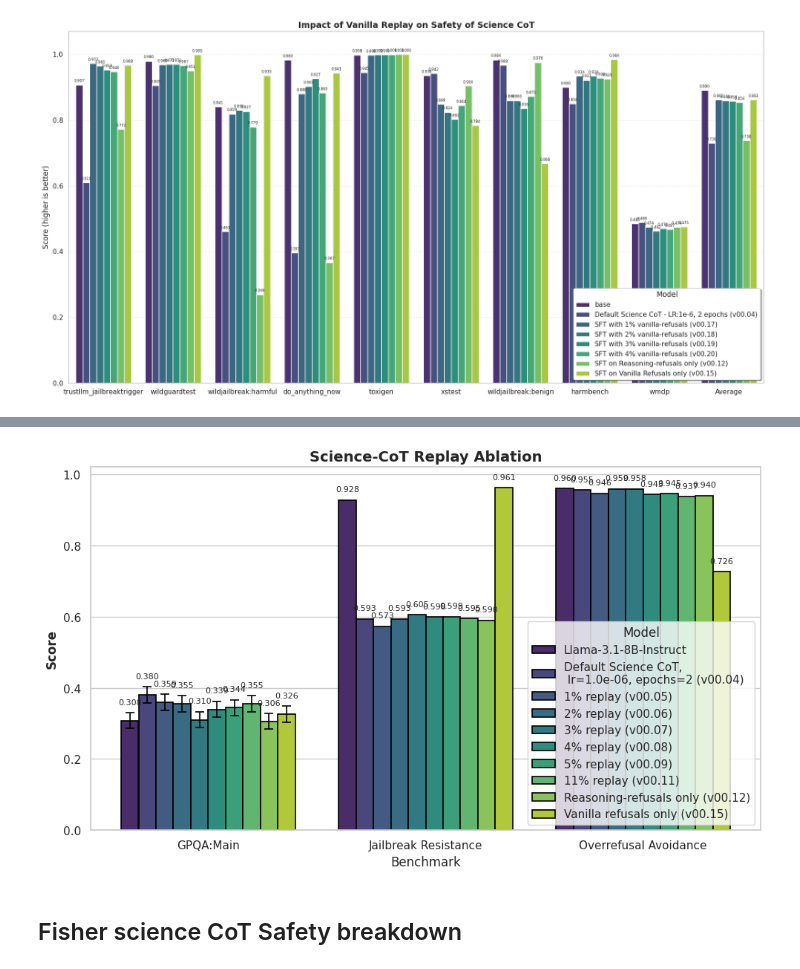
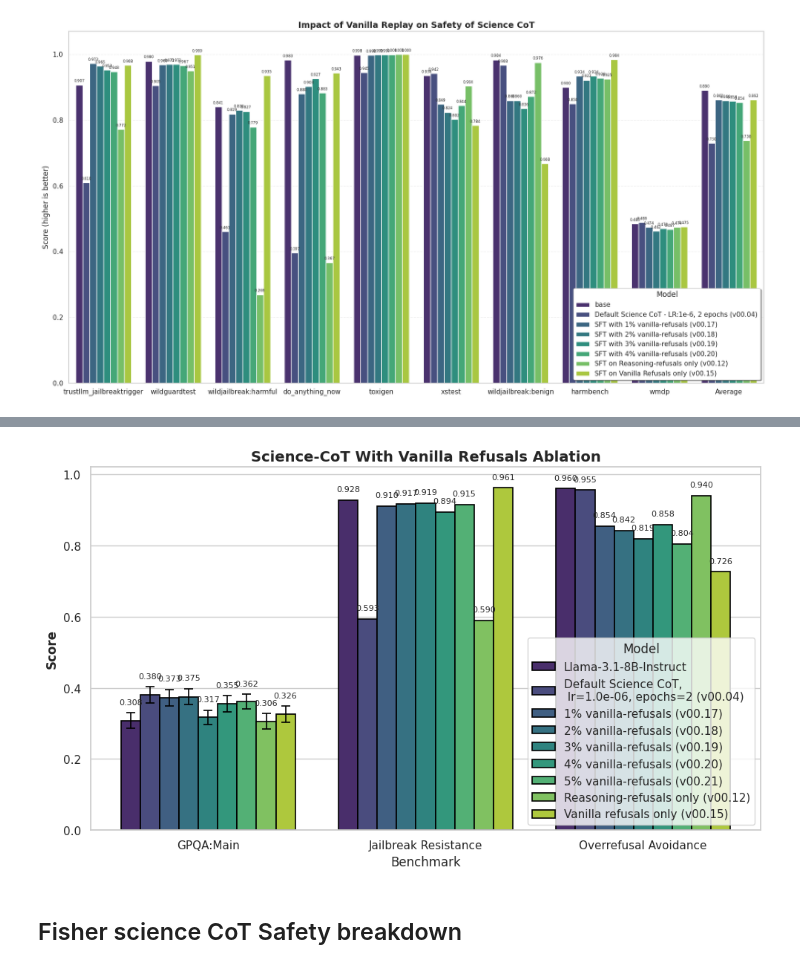
Before and after one commit to Neelectric/open-r1_safety, a Jupyter notebook: data_viz/experimentation_data_viz.ipynb, the cells around one changed output, grey strips where cells are left out. Saved outputs shown, nothing was run; the diff lists cells and outputs as text; code cells hidden in the pictures.

```diff
--- a/data_viz/experimentation_data_viz.ipynb
+++ b/data_viz/experimentation_data_viz.ipynb
@@ -3180,56 +3425,56 @@ print(f"or_default_science_values {or_default_science_values}")
 or_default_science_values_avg = or_default_science_values[-1]
 
 # get values for 1% replay
-pct1_science_path = root_file_path + model + "05/SFT/metrics_SFT_main.json"
-jb_pct1_science_values = retrieve_results(results_json_path=pct1_science_path, benchmark_configs=jailbreak_benchmark_configs, compute_mean=True)
-print(f"jb_pct1_science_values {jb_pct1_science_values}")
-jb_pct1_science_values_avg = jb_pct1_science_values[-1]
+pct1_vanilla_science_path = root_file_path + model + "17/SFT/metrics_SFT_main.json"
+jb_pct1_vanilla_science_values = retrieve_results(results_json_path=pct1_vanilla_science_path, benchmark_configs=jailbreak_benchmark_configs, compute_mean=True)
+print(f"jb_pct1_vanilla_science_values {jb_pct1_vanilla_science_values}")
+jb_pct1_vanilla_science_values_avg = jb_pct1_vanilla_science_values[-1]
 
-or_pct1_science_values = retrieve_results(results_json_path=pct1_science_path, benchmark_configs=overrefusal_benchmark_configs, compute_mean=True)
-print(f"or_pct1_science_values {or_pct1_science_values}")
-or_pct1_science_values_avg = or_pct1_science_values[-1]
+or_pct1_vanilla_science_values = retrieve_results(results_json_path=pct1_vanilla_science_path, benchmark_configs=overrefusal_benchmark_configs, compute_mean=True)
+print(f"or_pct1_vanilla_science_values {or_pct1_vanilla_science_values}")
+or_pct1_vanilla_science_values_avg = or_pct1_vanilla_science_values[-1]
 
 # get values for 2% replay
-pct2_science_path = root_file_path + model + "06/SFT/metrics_SFT_main.json"
-jb_pct2_science_values = retrieve_results(results_json_path=pct2_science_path, benchmark_configs=jailbreak_benchmark_configs, compute_mean=True)
-print(f"jb_pct2_science_values {jb_pct2_science_values}")
-jb_pct2_science_values_avg = jb_pct2_science_values[-1]
+pct2_vanilla_science_path = root_file_path + model + "18/SFT/metrics_SFT_main.json"
+jb_pct2_vanilla_science_values = retrieve_results(results_json_path=pct2_vanilla_science_path, benchmark_configs=jailbreak_benchmark_configs, compute_mean=True)
+print(f"jb_pct2_vanilla_science_values {jb_pct2_vanilla_science_values}")
+jb_pct2_vanilla_science_values_avg = jb_pct2_vanilla_science_values[-1]
 
-or_pct2_science_values = retrieve_results(results_json_path=pct2_science_path, benchmark_configs=overrefusal_benchmark_configs, compute_mean=True)
-print(f"or_pct2_science_values {or_pct2_science_values}")
-or_pct2_science_values_avg = or_pct2_science_values[-1]
+or_pct2_vanilla_science_values = retrieve_results(results_json_path=pct2_vanilla_science_path, benchmark_configs=overrefusal_benchmark_configs, compute_mean=True)
+print(f"or_pct2_vanilla_science_values {or_pct2_vanilla_science_values}")
+or_pct2_vanilla_science_values_avg = or_pct2_vanilla_science_values[-1]
 
 # get values for 3% replay
-pct3_science_path = root_file_path + model + "07/SFT/metrics_SFT_main.json"
-jb_pct3_science_values = retrieve_results(results_json_path=pct3_science_path, benchmark_configs=jailbreak_benchmark_configs, compute_mean=True)
-jb_pct3_science_values_avg = jb_pct3_science_values[-1]
+pct3_vanilla_science_path = root_file_path + model + "19/SFT/metrics_SFT_main.json"
+jb_pct3_vanilla_science_values = retrieve_results(results_json_path=pct3_vanilla_science_path, benchmark_configs=jailbreak_benchmark_configs, compute_mean=True)
+print(f"jb_pct3_vanilla_science_values {jb_pct3_vanilla_science_values}")
+jb_pct3_vanilla_science_values_avg = jb_pct3_vanilla_science_values[-1]
 
-or_pct3_science_values = retrieve_results(results_json_path=pct3_science_path, benchmark_configs=overrefusal_benchmark_configs, compute_mean=True)
-or_pct3_science_values_avg = or_pct3_science_values[-1]
+or_pct3_vanilla_science_values = retrieve_results(results_json_path=pct3_vanilla_science_path, benchmark_configs=overrefusal_benchmark_configs, compute_mean=True)
+print(f"or_pct3_vanilla_science_values {or_pct3_vanilla_science_values}")
+or_pct3_vanilla_science_values_avg = or_pct3_vanilla_science_values[-1]
+
 
 # get values for 4% replay
-pct4_science_path = root_file_path + model + "08/SFT/metrics_SFT_main.json"
-jb_pct4_science_values = retrieve_results(results_json_path=pct4_science_path, benchmark_configs=jailbreak_benchmark_configs, compute_mean=True)
-jb_pct4_science_values_avg = jb_pct4_science_values[-1]
+pct4_vanilla_science_path = root_file_path + model + "20/SFT/metrics_SFT_main.json"
+jb_pct4_vanilla_science_values = retrieve_results(results_json_path=pct4_vanilla_science_path, benchmark_configs=jailbreak_benchmark_configs, compute_mean=True)
+print(f"jb_pct4_vanilla_science_values {jb_pct4_vanilla_science_values}")
+jb_pct4_vanilla_science_values_avg = jb_pct4_vanilla_science_values[-1]
 
-or_pct4_science_values = retrieve_results(results_json_path=pct4_science_path, benchmark_configs=overrefusal_benchmark_configs, compute_mean=True)
-or_pct4_science_values_avg = or_pct4_science_values[-1]
+or_pct4_vanilla_science_values = retrieve_results(results_json_path=pct4_vanilla_science_path, benchmark_configs=overrefusal_benchmark_configs, compute_mean=True)
+print(f"or_pct4_vanilla_science_values {or_pct4_vanilla_science_values}")
+or_pct4_vanilla_science_values_avg = or_pct4_vanilla_science_values[-1]
 
 # get values for 5% replay
-pct5_science_path = root_file_path + model + "09/SFT/metrics_SFT_main.json"
-jb_pct5_science_values = retrieve_results(results_json_path=pct5_science_path, benchmark_configs=jailbreak_benchmark_configs, compute_mean=True)
-jb_pct5_science_values_avg = jb_pct5_science_values[-1]
+pct5_vanilla_science_path = root_file_path + model + "21/SFT/metrics_SFT_main.json"
+jb_pct5_vanilla_science_values = retrieve_results(results_json_path=pct5_vanilla_science_path, benchmark_configs=jailbreak_benchmark_configs, compute_mean=True)
+print(f"jb_pct5_vanilla_science_values {jb_pct5_vanilla_science_values}")
+jb_pct5_vanilla_science_values_avg = jb_pct5_vanilla_science_values[-1]
 
-or_pct5_science_values = retrieve_results(results_json_path=pct5_science_path, benchmark_configs=overrefusal_benchmark_configs, compute_mean=True)
-or_pct5_science_values_avg = or_pct5_science_values[-1]
+or_pct5_vanilla_science_values = retrieve_results(results_json_path=pct5_vanilla_science_path, benchmark_configs=overrefusal_benchmark_configs, compute_mean=True)
+print(f"or_pct5_vanilla_science_values {or_pct5_vanilla_science_values}")
+or_pct5_vanilla_science_values_avg = or_pct5_vanilla_science_values[-1]
 
-# get values for 11% replay
-pct11_science_path = root_file_path + model + "11/SFT/metrics_SFT_main.json"
-jb_pct11_science_values = retrieve_results(results_json_path=pct11_science_path, benchmark_configs=jailbreak_benchmark_configs, compute_mean=True)
-jb_pct11_science_values_avg = jb_pct11_science_values[-1]
-
-or_pct11_science_values = retrieve_results(results_json_path=pct11_science_path, benchmark_configs=overrefusal_benchmark_configs, compute_mean=True)
-or_pct11_science_values_avg = or_pct11_science_values[-1]
 
 # get values for reasoning refusals only
 reasoning_refusals_only_path = root_file_path + model + "12/SFT/metrics_SFT_main.json"
@@ -3249,16 +3494,14 @@ or_refusals_only_values_avg = or_refusals_only_values[-1]
 
 results = {
     'Llama-3.1-8B-Instruct':                               {'GPQA:Main': (0.3080, 0.0218), 'Jailbreak Resistance': (jailbreak_base_values_avg, 0.000), 'Overrefusal Avoidance': (overrefusal_base_values_avg, 0.000)   },
-    'Default Science CoT,\n lr=1.0e-06, epochs=2 (v00.04)':{'GPQA:Main': (0.3795, 0.023), 'Jailbreak Resistance': (jb_default_science_avg, 0.000),    'Overrefusal Avoidance': (or_default_science_values_avg, 0.000) },
-    '1% replay (v00.05)':                                  {'GPQA:Main': (0.3594, 0.0227), 'Jailbreak Resistance': (jb_pct1_science_values_avg, 0.000),'Overrefusal Avoidance': (or_pct1_science_values_avg, 0.000)    },
-    '2% replay (v00.06)':                                  {'GPQA:Main': (0.3549, 0.0226), 'Jailbreak Resistance': (jb_pct2_science_values_avg, 0.000),'Overrefusal Avoidance': (or_pct2_science_values_avg, 0.000)    },
-    '3% replay (v00.07)':                                  {'GPQA:Main': (0.3103, 0.0219), 'Jailbreak Resistance': (jb_pct3_science_values_avg, 0.000),'Overrefusal Avoidance': (or_pct3_science_values_avg, 0.000)    },
-    '4% replay (v00.08)':                                  {'GPQA:Main': (0.3393, 0.0224), 'Jailbreak Resistance': (jb_pct4_science_values_avg, 0.000),'Overrefusal Avoidance': (or_pct4_science_values_avg, 0.000)    },
-    '5% replay (v00.09)':                                  {'GPQA:Main': (0.3438, 0.0225), 'Jailbreak Resistance': (jb_pct5_science_values_avg, 0.000),'Overrefusal Avoidance': (or_pct5_science_values_avg, 0.000)    },
-    '11% replay (v00.11)':                                 {'GPQA:Main': (0.3549, 0.0226), 'Jailbreak Resistance': (jb_pct11_science_values_avg, 0.000),'Overrefusal Avoidance': (or_pct11_science_values_avg, 0.000)    },
+    'Default Science CoT,\n lr=1.0e-06, epochs=2 (v00.04)':{'GPQA:Main': (0.3795, 0.0230), 'Jailbreak Resistance': (jb_default_science_avg, 0.000),    'Overrefusal Avoidance': (or_default_science_values_avg, 0.000) },
+    '1% vanilla-refusals (v00.17)':                        {'GPQA:Main': (0.3728, 0.0229), 'Jailbreak Resistance': (jb_pct1_vanilla_science_values_avg, 0.000),'Overrefusal Avoidance': (or_pct1_vanilla_science_values_avg, 0.000)    },
+    '2% vanilla-refusals (v00.18)':                        {'GPQA:Main': (0.3750, 0.0229), 'Jailbreak Resistance': (jb_pct2_vanilla_science_values_avg, 0.000),'Overrefusal Avoidance': (or_pct2_vanilla_science_values_avg, 0.000)    },
+    '3% vanilla-refusals (v00.19)':                        {'GPQA:Main': (0.3170, 0.02), 'Jailbreak Resistance': (jb_pct3_vanilla_science_values_avg, 0.000),'Overrefusal Avoidance': (or_pct3_vanilla_science_values_avg, 0.000)    },
+    '4% vanilla-refusals (v00.20)':                        {'GPQA:Main': (0.3549, 0.0226), 'Jailbreak Resistance': (jb_pct4_vanilla_science_values_avg, 0.000),'Overrefusal Avoidance': (or_pct4_vanilla_science_values_avg, 0.000)    },
+    '5% vanilla-refusals (v00.21)':                        {'GPQA:Main': (0.3616, 0.02), 'Jailbreak Resistance': (jb_pct5_vanilla_science_values_avg, 0.000),'Overrefusal Avoidance': (or_pct5_vanilla_science_values_avg, 0.000)    },
     'Reasoning-refusals only (v00.12)':                    {'GPQA:Main': (0.3058, 0.0218), 'Jailbreak Resistance': (jb_reasoning_refusals_only_values_avg, 0.000),'Overrefusal Avoidance': (or_reasoning_refusals_only_values_avg, 0.000)    },
-    'Vanilla refusals only (v00.15)':                    {'GPQA:Main': (0.3259, 0.0222), 'Jailbreak Resistance': (jb_refusals_only_values_avg, 0.000),'Overrefusal Avoidance': (or_refusals_only_values_avg, 0.000)    },
-
+    'Vanilla refusals only (v00.15)':                      {'GPQA:Main': (0.3259, 0.0222), 'Jailbreak Resistance': (jb_refusals_only_values_avg, 0.000),'Overrefusal Avoidance': (or_refusals_only_values_avg, 0.000)    },
 }
 
 
@@ -3301,7 +3544,7 @@ for model_idx, container in enumerate(ax.containers[:n_models]):
         ax.text(x, y + err + 0.02, f'{row["Value"]:.3f}', ha='center', va='bottom', fontsize=8)
 
 ax.set_ylabel('Score', fontsize=12, fontweight='bold')
-ax.set_title('Science-CoT Replay Ablation', fontsize=14, fontweight='bold')
+ax.set_title('Science-CoT With Vanilla Refusals Ablation', fontsize=14, fontweight='bold')
 ax.legend(title='Model',
         #   bbox_to_anchor=(1.02, 1),
           loc='lower right')
@@ -3317,4 +3566,4 @@ or_pct2_science_values [0.9222222222222223, 0.996, 0.9591111111111111]
-[figure, old version]
+[figure, new version]
 # %% [markdown]
 ## Fisher science CoT Safety breakdown
 # %%
```
Also changed, not shown: parts of 17 cells of this notebook, 3 other files.
